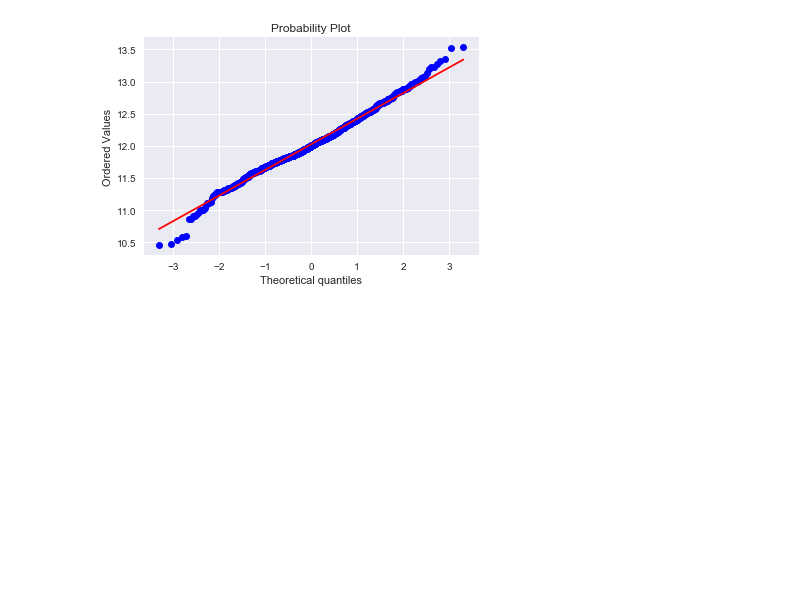
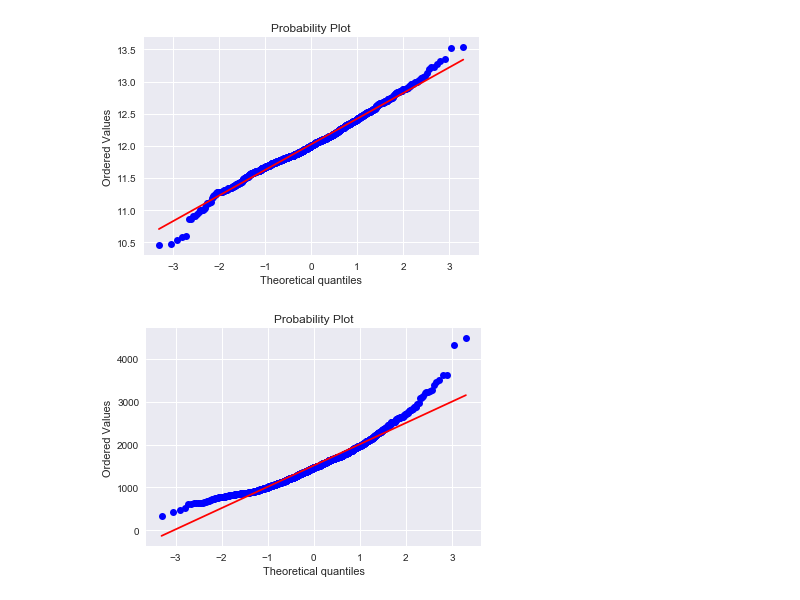
Before and after one commit to JoonSeongLee/team3_house_price, a Jupyter notebook: joonseong/logqq.ipynb, the cells around one changed output. Drawn from its saved outputs; the diff is of its cells as text; code cells hidden in the pictures; blank space fills up the shorter version.

```diff
--- a/joonseong/logqq.ipynb
+++ b/joonseong/logqq.ipynb
@@ -149,3 +149,8 @@ fig = plt.figure()
 res = stats.probplot(df_train['SalePrice'], plot=plt)
 # %% [output]
 [figure]
+# %%
+fig = plt.figure()
+res = stats.probplot(df_train['GrLivArea'], plot=plt)
+# %% [output]
+[figure, added]
```
Also changed, not shown: parts of 6 cells of this notebook.
